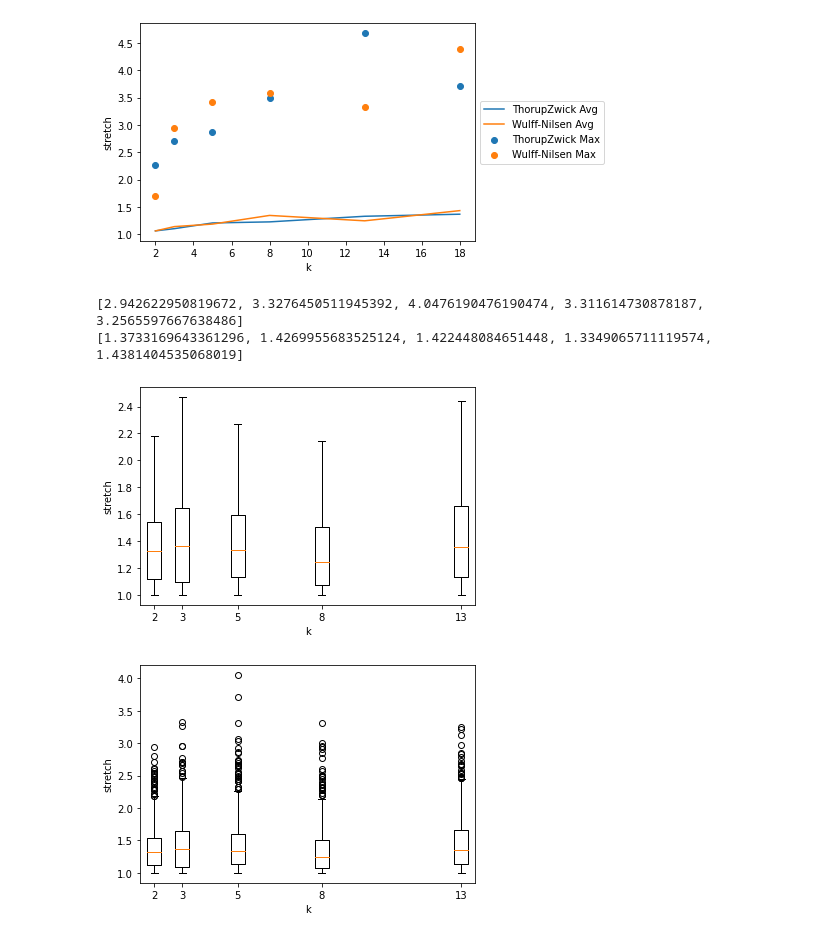
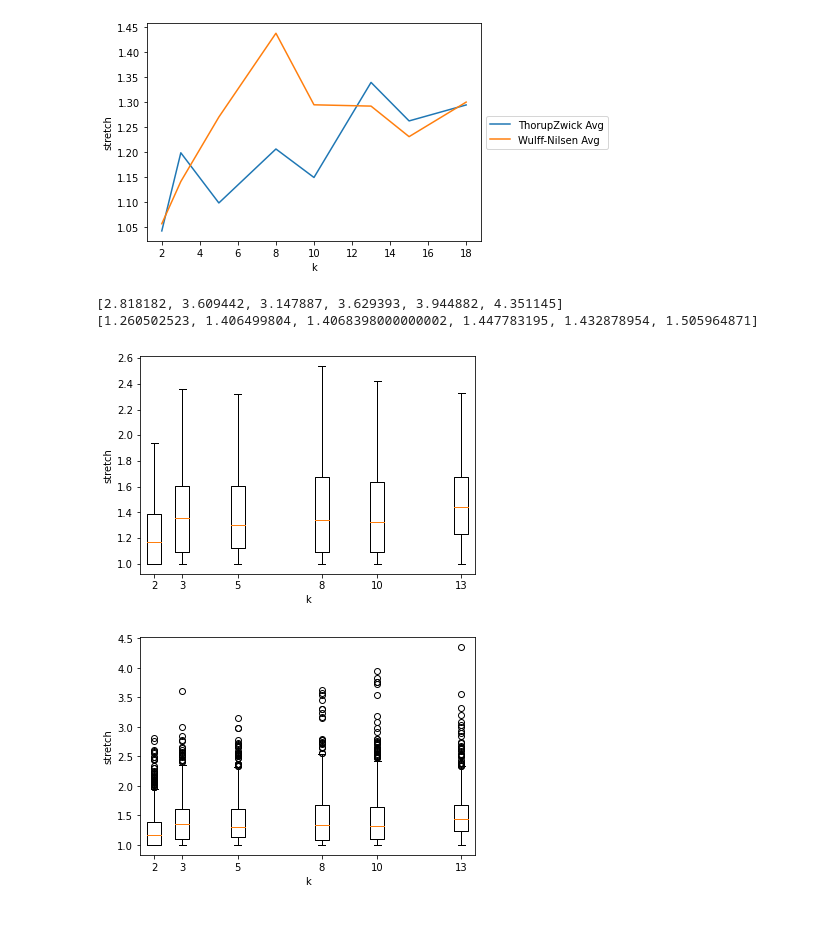
Before and after one commit to loenberg94/Thesis, a Jupyter notebook: Notebook/Data processing.ipynb, the cells around one changed output. Cells and saved outputs as stored; diff of their text form; code cells hidden in the pictures.

```diff
--- a/Notebook/Data processing.ipynb
+++ b/Notebook/Data processing.ipynb
@@ -10,6 +6,19 @@ thorup_complete = genfromtxt('thorup_complete_collected.csv', delimiter=',')
+# %%
+thorup_real_world = genfromtxt('thorup_real_world_collected.csv', delimiter=',')
+wulff_real_world = genfromtxt('wulff_real_world_collected.csv', delimiter=',')
+thorup_complete = genfromtxt('thorup_complete_graph_collected.csv', delimiter=',')
+thorup_dense = genfromtxt('thorup_dense_graph_collected.csv', delimiter=',')
+thorup_semi_dense = genfromtxt('thorup_semi_dense_graph_collected.csv', delimiter=',')
+thorup_sparse = genfromtxt('thorup_sparse_graph_collected.csv', delimiter=',')
+thorup_very_sparse = genfromtxt('thorup_very_sparse_graph_collected.csv', delimiter=',')
+wulff_complete = genfromtxt('wulff_complete_graph_collected.csv', delimiter=',')
+wulff_dense = genfromtxt('wulff_dense_graph_collected.csv', delimiter=',')
+wulff_semi_dense = genfromtxt('wulff_semi_dense_graph_collected.csv', delimiter=',')
+wulff_sparse = genfromtxt('wulff_sparse_graph_collected.csv', delimiter=',')
+wulff_very_sparse = genfromtxt('wulff_very_sparse_graph_collected.csv', delimiter=',')
 # %%
-real_world_k_values = [2, 3, 5, 8, 13, 18]
-density_k_values = [2, 3, 5, 8, 13]
+real_world_k_values = [2, 3, 5, 8, 10, 13, 15, 18]
+density_k_values = [2, 3, 5, 8, 10, 13]
 # %%
 # Thorup real world
 t_r_max_qt = []
@@ -22,12 +31,10 @@ t_r_avg_stretch = []
 rd = []
 
 for k in real_world_k_values:
-    k_data = thorup_real_world[(k == thorup_real_world[:,3])]
+    k_data = thorup_real_world[(k == thorup_real_world[:,2])]
     r, _ = k_data.shape
-    expected = k_data[:,0]
-    actual = k_data[:,1]
-    qt = k_data[:,2]
-    stretch = actual / expected
+    qt = k_data[:,1]
+    stretch = k_data[:,0]
 
     rd.append(stretch)
 
@@ -80,12 +87,10 @@ w_r_avg_stretch = []
 rd = []
 
 for k in real_world_k_values:
-    k_data = wulff_real_world[(k == wulff_real_world[:,3])]
+    k_data = wulff_real_world[(k == wulff_real_world[:,2])]
     r, _ = k_data.shape
-    expected = k_data[:,0]
-    actual = k_data[:,1]
-    qt = k_data[:,2]
-    stretch = actual / expected
+    qt = k_data[:,1]
+    stretch = k_data[:,0]
 
     rd.append(stretch)
 
@@ -142,14 +147,14 @@ plt.show()
 # %%
 plt.plot(real_world_k_values, t_r_avg_stretch, label='ThorupZwick Avg')
-plt.scatter(real_world_k_values, t_r_max_stretch, label='ThorupZwick Max')
+#plt.scatter(real_world_k_values, t_r_max_stretch, label='ThorupZwick Max')
 plt.plot(real_world_k_values, w_r_avg_stretch, label='Wulff-Nilsen Avg')
-plt.scatter(real_world_k_values, w_r_max_stretch, label='Wulff-Nilsen Max')
+#plt.scatter(real_world_k_values, w_r_max_stretch, label='Wulff-Nilsen Max')
 plt.legend(loc='center left', bbox_to_anchor=(1, 0.5))
 plt.xlabel('k')
 plt.ylabel('stretch')
 plt.show()
 # %% [output]
-[figure, old version]
+[figure, new version]
 # %%
 # Thorup complete
 t_c_max_qt = []
@@ -162,44 +167,42 @@ t_c_avg_stretch = []
 rd = []
 
 for k in density_k_values:
-    k_data = thorup_complete[(k == thorup_complete[:,3])]
+    k_data = thorup_complete[(k == thorup_complete[:,2])]
     r, _ = k_data.shape
-    expected = k_data[:,0]
-    actual = k_data[:,1]
-    qt = k_data[:,2]
-    stretch = actual / expected
+    qt = k_data[:,1]
+    stretch = k_data[:,0]
 
     rd.append(stretch)
 
     t_c_min_qt.append(qt.min())
     t_c_max_qt.append(qt.max())
     t_c_avg_qt.append(qt.mean())
     t_c_max_stretch.append(stretch.max())
     #min_stretch.append(stretch.min)
     t_c_avg_stretch.append(stretch.mean())
 
 print(t_c_max_stretch)
 print(t_c_avg_stretch)
 
 fg1, ax1 = plt.subplots()
 fg2, ax2 = plt.subplots()
 
 ax1.set(
     xlabel='k',
     ylabel='stretch'
 )
 
 ax2.set(
     xlabel='k',
     ylabel='stretch'
 )
 
 ax1.boxplot(rd, 0, '', positions=density_k_values)
 ax2.boxplot(rd, positions=density_k_values)
 
 plt.show()
 # %% [output]
-[2.942622950819672, 3.3276450511945392, 4.0476190476190474, 3.311614730878187, 3.2565597667638486]
-[1.3733169643361296, 1.4269955683525124, 1.422448084651448, 1.3349065711119574, 1.4381404535068019]
+[2.818182, 3.609442, 3.147887, 3.629393, 3.944882, 4.351145]
+[1.260502523, 1.406499804, 1.4068398000000002, 1.447783195, 1.432878954, 1.505964871]
-[figure, old version]
+[figure, new version]
-[figure, old version]
+[figure, new version]
```
Also changed, not shown: parts of 16 cells of this notebook, 10 other files.
